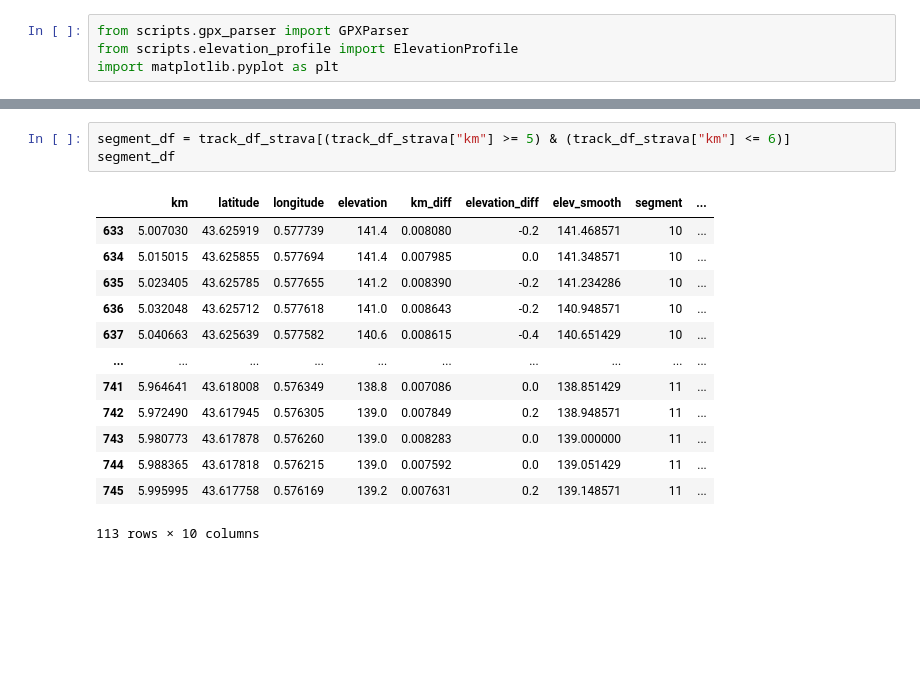
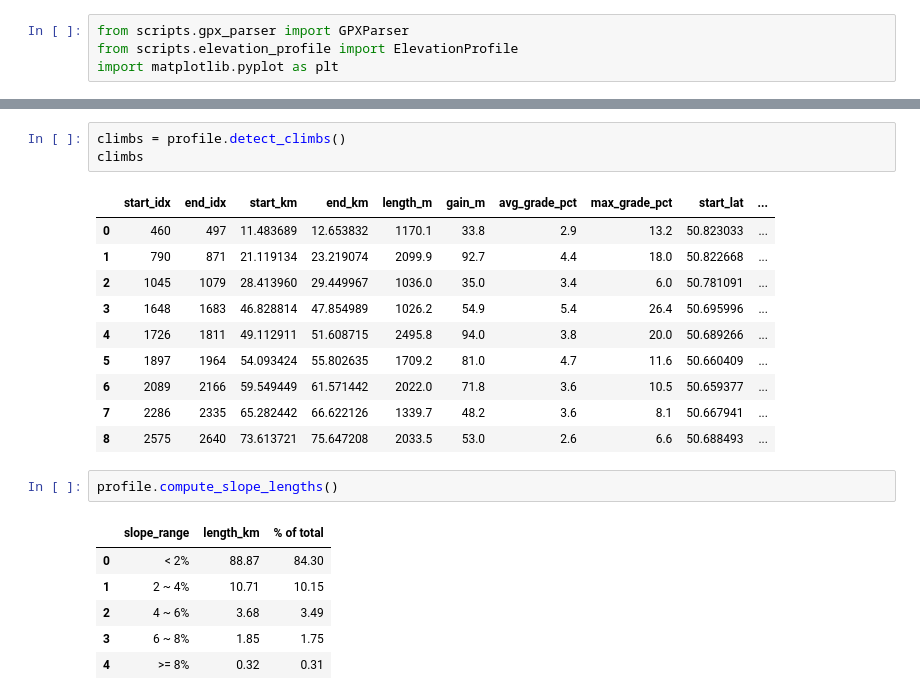
Before and after one commit to MichalMakowiejczuk/GPX-analyzer, a Jupyter notebook: elevation_outliers.ipynb, the cells around one changed output, grey strips where cells are left out. Drawn from its saved outputs; the diff is of its cells as text; blank space fills up the shorter version.

```diff
--- a/elevation_outliers.ipynb
+++ b/elevation_outliers.ipynb
@@ -55,17 +10,23 @@ track_df_strava
-# %%
-segment_df = track_df_strava[(track_df_strava["km"] >= 5) & (track_df_strava["km"] <= 6)]
-segment_df
-# %% [output]
-|  | km | latitude | longitude | elevation | km_diff | elevation_diff | elev_smooth | segment | ... |
-| 633 | 5.007030 | 43.625919 | 0.577739 | 141.4 | 0.008080 | -0.2 | 141.468571 | 10 | ... |
-| 634 | 5.015015 | 43.625855 | 0.577694 | 141.4 | 0.007985 | 0.0 | 141.348571 | 10 | ... |
-| 635 | 5.023405 | 43.625785 | 0.577655 | 141.2 | 0.008390 | -0.2 | 141.234286 | 10 | ... |
-| 636 | 5.032048 | 43.625712 | 0.577618 | 141.0 | 0.008643 | -0.2 | 140.948571 | 10 | ... |
-| 637 | 5.040663 | 43.625639 | 0.577582 | 140.6 | 0.008615 | -0.4 | 140.651429 | 10 | ... |
-| ... | ... | ... | ... | ... | ... | ... | ... | ... | ... |
-| 741 | 5.964641 | 43.618008 | 0.576349 | 138.8 | 0.007086 | 0.0 | 138.851429 | 11 | ... |
-| 742 | 5.972490 | 43.617945 | 0.576305 | 139.0 | 0.007849 | 0.2 | 138.948571 | 11 | ... |
-| 743 | 5.980773 | 43.617878 | 0.576260 | 139.0 | 0.008283 | 0.0 | 139.000000 | 11 | ... |
-| 744 | 5.988365 | 43.617818 | 0.576215 | 139.0 | 0.007592 | 0.0 | 139.051429 | 11 | ... |
-| 745 | 5.995995 | 43.617758 | 0.576169 | 139.2 | 0.007631 | 0.2 | 139.148571 | 11 | ... |
-113 rows × 10 columns
+# %%
+climbs = profile.detect_climbs()
+climbs
+# %% [output]
+|  | start_idx | end_idx | start_km | end_km | length_m | gain_m | avg_grade_pct | max_grade_pct | start_lat | ... |
+| 0 | 460 | 497 | 11.483689 | 12.653832 | 1170.1 | 33.8 | 2.9 | 13.2 | 50.823033 | ... |
+| 1 | 790 | 871 | 21.119134 | 23.219074 | 2099.9 | 92.7 | 4.4 | 18.0 | 50.822668 | ... |
+| 2 | 1045 | 1079 | 28.413960 | 29.449967 | 1036.0 | 35.0 | 3.4 | 6.0 | 50.781091 | ... |
+| 3 | 1648 | 1683 | 46.828814 | 47.854989 | 1026.2 | 54.9 | 5.4 | 26.4 | 50.695996 | ... |
+| 4 | 1726 | 1811 | 49.112911 | 51.608715 | 2495.8 | 94.0 | 3.8 | 20.0 | 50.689266 | ... |
+| 5 | 1897 | 1964 | 54.093424 | 55.802635 | 1709.2 | 81.0 | 4.7 | 11.6 | 50.660409 | ... |
+| 6 | 2089 | 2166 | 59.549449 | 61.571442 | 2022.0 | 71.8 | 3.6 | 10.5 | 50.659377 | ... |
+| 7 | 2286 | 2335 | 65.282442 | 66.622126 | 1339.7 | 48.2 | 3.6 | 8.1 | 50.667941 | ... |
+| 8 | 2575 | 2640 | 73.613721 | 75.647208 | 2033.5 | 53.0 | 2.6 | 6.6 | 50.688493 | ... |
+# %%
+profile.compute_slope_lengths()
+# %% [output]
+|  | slope_range | length_km | % of total |
+| 0 | < 2% | 88.87 | 84.30 |
+| 1 | 2 ~ 4% | 10.71 | 10.15 |
+| 2 | 4 ~ 6% | 3.68 | 3.49 |
+| 3 | 6 ~ 8% | 1.85 | 1.75 |
+| 4 | >= 8% | 0.32 | 0.31 |
```
Also changed, not shown: parts of 4 cells of this notebook, 2 other files.
